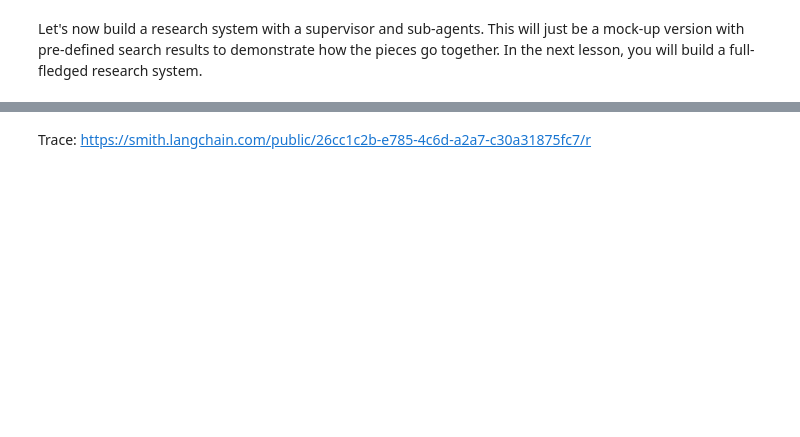
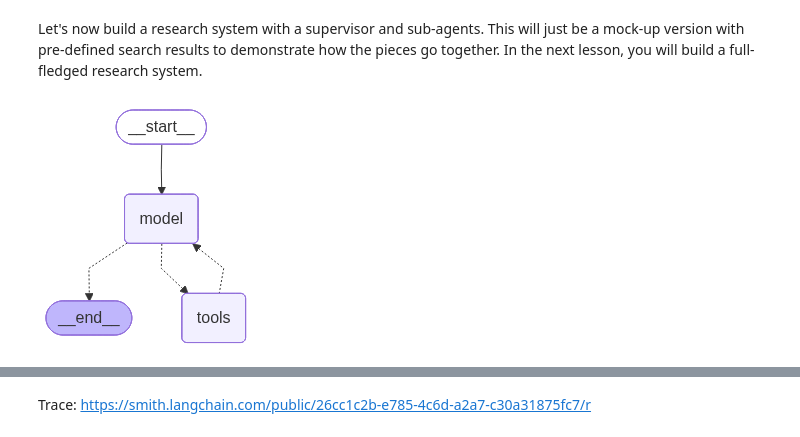
Before and after one commit to charlesbeacham/deep-agents-from-scratch, a Jupyter notebook: notebooks/3_subagents-cb.ipynb, the cells around one changed output, grey strips where cells are left out. Drawn from its saved outputs; the diff is of its cells as text; code cells hidden in the pictures; blank space fills up the shorter version.

```diff
--- a/notebooks/3_subagents-cb.ipynb
+++ b/notebooks/3_subagents-cb.ipynb
@@ -290,2 +309,93 @@ The supervisor agent prompt must now include a descripition of how to invoke and
 # %% [markdown]
 Let's now build a research system with a supervisor and sub-agents. This will just be a mock-up version with pre-defined search results to demonstrate how the pieces go together. In the next lesson, you will build a full-fledged research system.
+# %%
+from datetime import datetime
+
+from IPython.display import Image, display
+from langchain.chat_models import init_chat_model
+from langchain_core.tools import tool
+#from langgraph.prebuilt import create_react_agent
+from langchain.agents import create_agent # updated in 1.0
+
+from deep_agents_from_scratch.prompts import SUBAGENT_USAGE_INSTRUCTIONS
+from deep_agents_from_scratch.state import DeepAgentState
+from deep_agents_from_scratch.task_tool import _create_task_tool
+
+# Limits
+max_concurrent_research_units = 3
+max_researcher_iterations = 3
+
+# Mock search result
+search_result = """The Model Context Protocol (MCP) is an open standard protocol developed
+by Anthropic to enable seamless integration between AI models and external systems like
+tools, databases, and other services. It acts as a standardized communication layer,
+allowing AI models to access and utilize data from various sources in a consistent and
+efficient manner. Essentially, MCP simplifies the process of connecting AI assistants
+to external services by providing a unified language for data exchange. """
+
+
+# Mock search tool
+@tool(parse_docstring=True)
+def web_search(
+    query: str,
+):
+    """Search the web for information on a specific topic.
+
+    This tool performs web searches and returns relevant results
+    for the given query. Use this when you need to gather information from
+    the internet about any topic.
+
+    Args:
+        query: The search query string. Be specific and clear about what
+               information you're looking for.
+
+    Returns:
+        Search results from the search engine.
+
+    Example:
+        web_search("machine learning applications in healthcare")
+    """
+    return search_result
+
+
+# Add mock research instructions
+SIMPLE_RESEARCH_INSTRUCTIONS = """You are a researcher. Research the topic provided to you. IMPORTANT: Just make a single call to the web_search tool and use the result provided by the tool to answer the provided topic."""
+
+# Create research sub-agent
+research_sub_agent = {
+    "name": "research-agent",
+    "description": "Delegate research to the sub-agent researcher. Only give this researcher one topic at a time.",
+    "prompt": SIMPLE_RESEARCH_INSTRUCTIONS,
+    "tools": ["web_search"],
+}
+
+# Create agent using create_react_agent directly
+model = init_chat_model(model="gpt-4o")
+
+# Tools for sub-agent
+sub_agent_tools = [web_search]
+
+# Create task tool to delegate tasks to sub-agents
+task_tool = _create_task_tool(
+    sub_agent_tools, [research_sub_agent], model, DeepAgentState
+)
+
+# Tools
+delegation_tools = [task_tool]
+
+# Create agent with system prompt
+agent = create_agent(
+    model,
+    delegation_tools,
+    system_prompt=SUBAGENT_USAGE_INSTRUCTIONS.format(
+        max_concurrent_research_units=max_concurrent_research_units,
+        max_researcher_iterations=max_researcher_iterations,
+        date=datetime.now().strftime("%a %b %-d, %Y"),
+    ),
+    state_schema=DeepAgentState,
+)
+
+# Show the agent
+display(Image(agent.get_graph(xray=True).draw_mermaid_png()))
+# %% [output]
+[figure, added]
```
Also changed, not shown: parts of 3 cells of this notebook.
